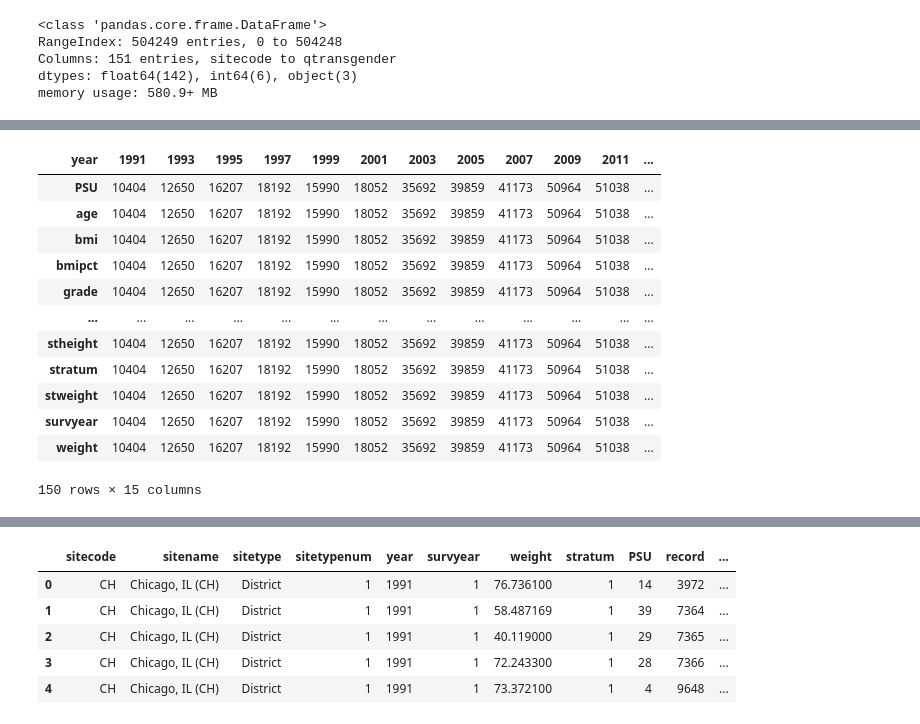
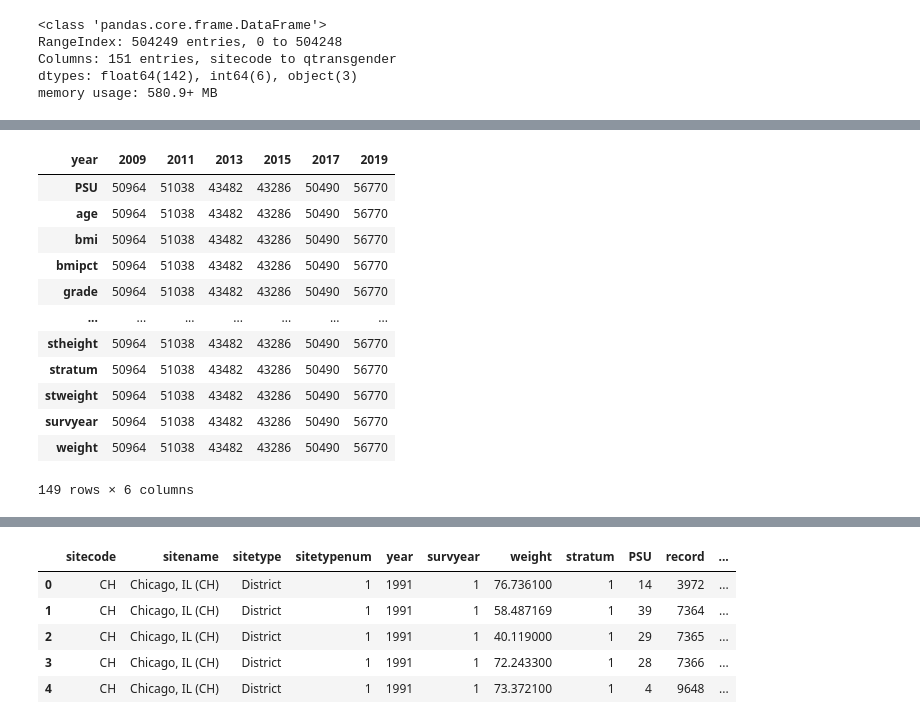
Before and after one commit to beckyepeters/risk_behaviors, a Jupyter notebook: risk_beh_eda.ipynb, the cells around one changed output, grey strips where cells are left out. Drawn from its saved outputs; the diff is of its cells as text; code cells hidden in the pictures.

```diff
--- a/risk_beh_eda.ipynb
+++ b/risk_beh_eda.ipynb
@@ -25,0 +30,4 @@ memory usage: 580.9+ MB
+# %%
+# Make record # the index
+
+df.set_index('record', inplace=True)
@@ -75,16 +72,21 @@ df_by_year = df.groupby(by='year')
+# %%
+# Just keep 2009 - 2019
+
+df = df[df['year']>=2009]
 # %%
-df.pivot_table(columns='year', aggfunc=len, fill_value=0)
+piv = df.pivot_table(columns='year', aggfunc=len, fill_value=0)
+piv
 # %% [output]
-| year | 1991 | 1993 | 1995 | 1997 | 1999 | 2001 | 2003 | 2005 | 2007 | 2009 | 2011 | ... |
-| PSU | 10404 | 12650 | 16207 | 18192 | 15990 | 18052 | 35692 | 39859 | 41173 | 50964 | 51038 | ... |
-| age | 10404 | 12650 | 16207 | 18192 | 15990 | 18052 | 35692 | 39859 | 41173 | 50964 | 51038 | ... |
-| bmi | 10404 | 12650 | 16207 | 18192 | 15990 | 18052 | 35692 | 39859 | 41173 | 50964 | 51038 | ... |
-| bmipct | 10404 | 12650 | 16207 | 18192 | 15990 | 18052 | 35692 | 39859 | 41173 | 50964 | 51038 | ... |
-| grade | 10404 | 12650 | 16207 | 18192 | 15990 | 18052 | 35692 | 39859 | 41173 | 50964 | 51038 | ... |
-| ... | ... | ... | ... | ... | ... | ... | ... | ... | ... | ... | ... | ... |
-| stheight | 10404 | 12650 | 16207 | 18192 | 15990 | 18052 | 35692 | 39859 | 41173 | 50964 | 51038 | ... |
-| stratum | 10404 | 12650 | 16207 | 18192 | 15990 | 18052 | 35692 | 39859 | 41173 | 50964 | 51038 | ... |
-| stweight | 10404 | 12650 | 16207 | 18192 | 15990 | 18052 | 35692 | 39859 | 41173 | 50964 | 51038 | ... |
-| survyear | 10404 | 12650 | 16207 | 18192 | 15990 | 18052 | 35692 | 39859 | 41173 | 50964 | 51038 | ... |
-| weight | 10404 | 12650 | 16207 | 18192 | 15990 | 18052 | 35692 | 39859 | 41173 | 50964 | 51038 | ... |
+| year | 2009 | 2011 | 2013 | 2015 | 2017 | 2019 |
+| PSU | 50964 | 51038 | 43482 | 43286 | 50490 | 56770 |
+| age | 50964 | 51038 | 43482 | 43286 | 50490 | 56770 |
+| bmi | 50964 | 51038 | 43482 | 43286 | 50490 | 56770 |
+| bmipct | 50964 | 51038 | 43482 | 43286 | 50490 | 56770 |
+| grade | 50964 | 51038 | 43482 | 43286 | 50490 | 56770 |
+| ... | ... | ... | ... | ... | ... | ... |
+| stheight | 50964 | 51038 | 43482 | 43286 | 50490 | 56770 |
+| stratum | 50964 | 51038 | 43482 | 43286 | 50490 | 56770 |
+| stweight | 50964 | 51038 | 43482 | 43286 | 50490 | 56770 |
+| survyear | 50964 | 51038 | 43482 | 43286 | 50490 | 56770 |
+| weight | 50964 | 51038 | 43482 | 43286 | 50490 | 56770 |
-150 rows × 15 columns
+149 rows × 6 columns
```
Also changed, not shown: parts of 35 cells of this notebook, 4 other files.
